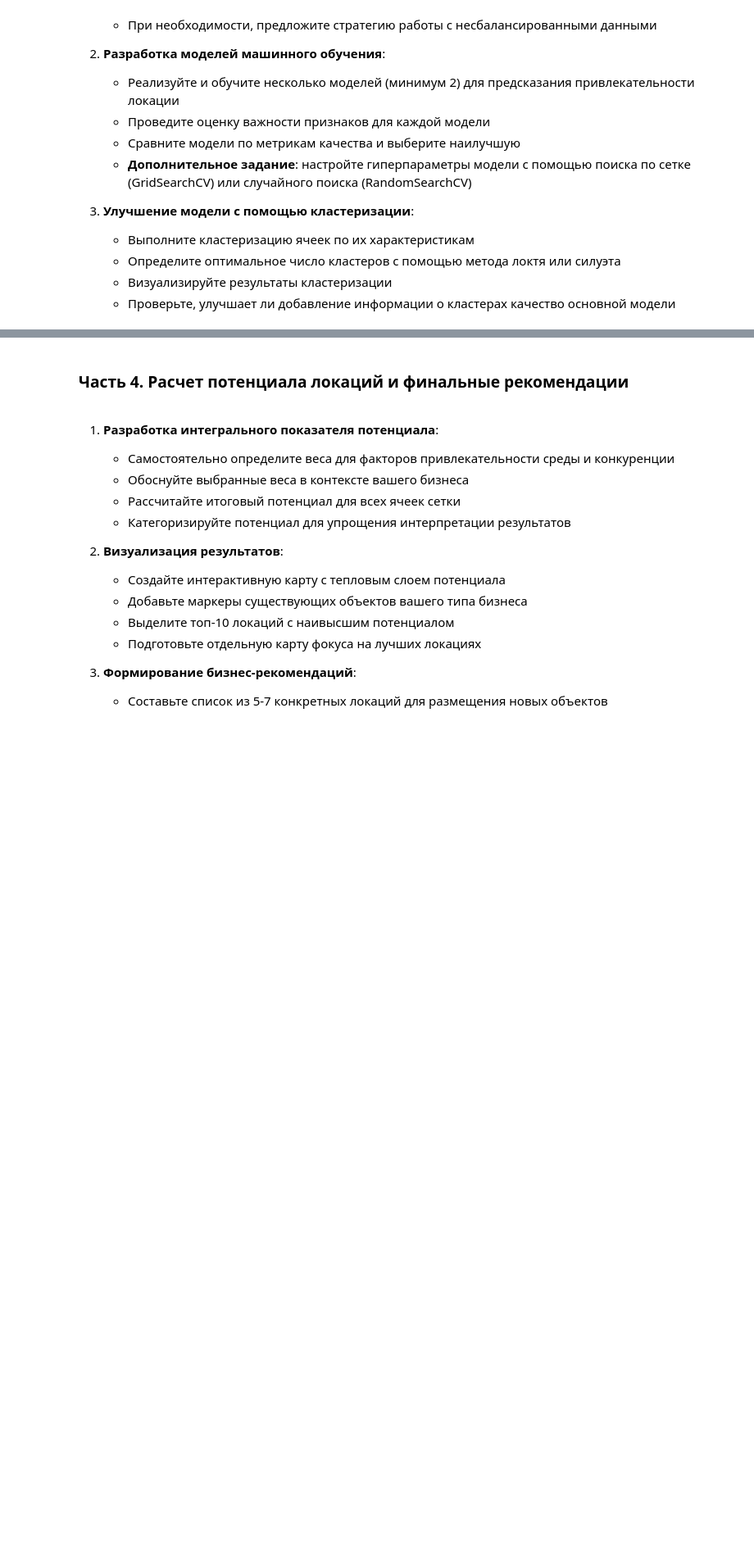
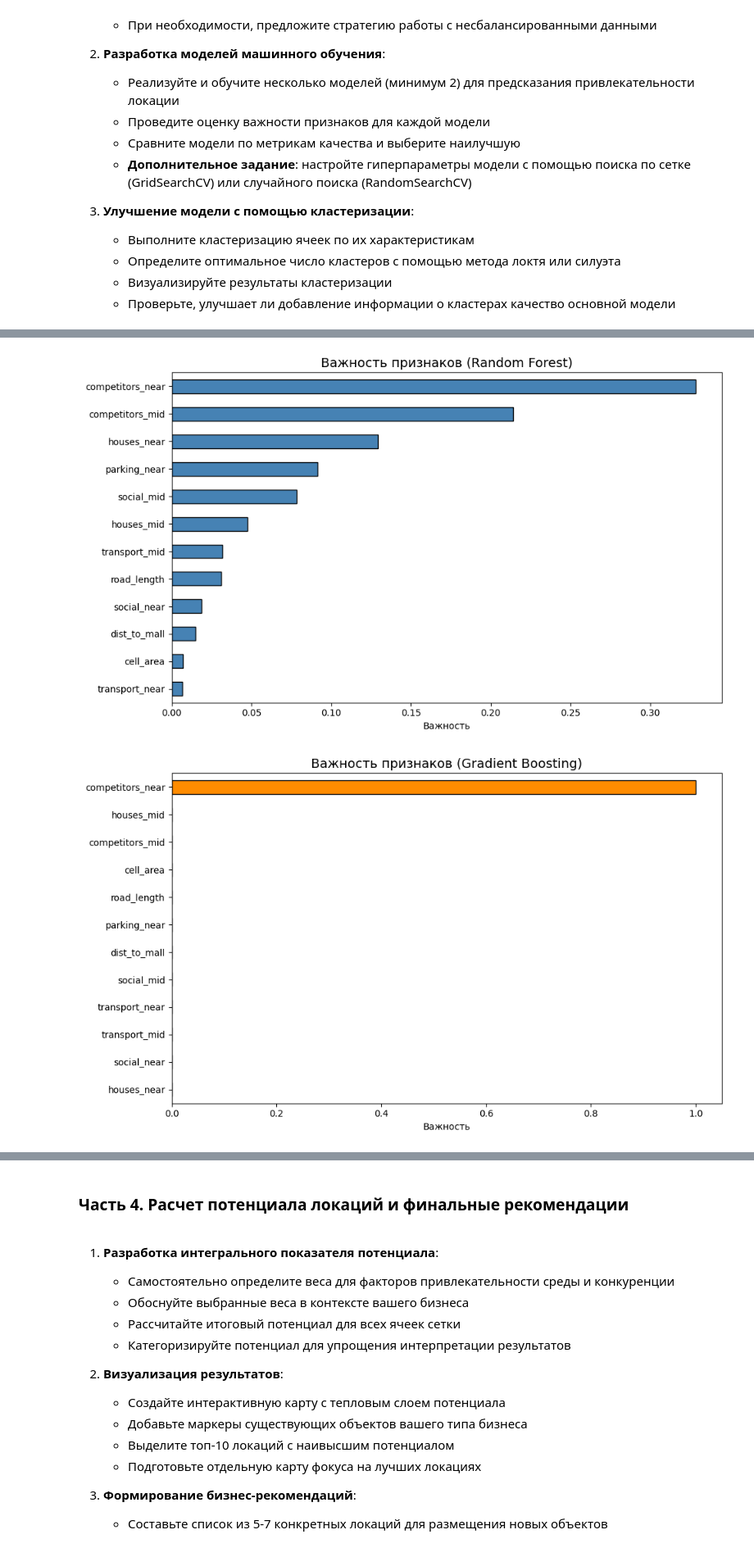
Before and after one commit to yulia3006/ml-basics, a Jupyter notebook: Практическая_работа_№ 12.2_Геомаркетинговое_исследование_территорий_ipynb".ipynb, the cells around one changed output, grey strips where cells are left out. Shown at 82% size. Drawn from its saved outputs; the diff is of its cells as text; code cells hidden in the pictures; blank space fills up the shorter version.

```diff
--- a/Практическая_работа_№ 12.2_Геомаркетинговое_исследование_территорий_ipynb".ipynb
+++ b/Практическая_работа_№ 12.2_Геомаркетинговое_исследование_территорий_ipynb".ipynb
@@ -492,0 +669,19 @@ print(f"   RF + Кластеры         -> F1: {f1_score(y_test, cl_preds):.3f}
+# %%
+# Признаки для моделей (все, кроме таргета и геометрии)
+features_for_model = [
+    'competitors_near', 'competitors_mid',
+    'houses_near', 'houses_mid',
+    'transport_near', 'transport_mid',
+    'social_near', 'social_mid',
+    'road_length', 'parking_near',
+    'dist_to_mall', 'cell_area'
+]
+
+X = main_gdf[features_for_model].copy()
+y_cls = main_gdf['has_pvz'].copy()        # для классификации
+y_reg = main_gdf['pvz_score'].copy()      # для регрессии (index score)
+
+print(f"Размерность X: {X.shape}")
+print(f"Классы в y: {dict(y_cls.value_counts())}")
+print(f"\nПервые 5 строк X:")
+display(X.head())
@@ -492,0 +786,41 @@ print(f"   RF + Кластеры         -> F1: {f1_score(y_test, cl_preds):.3f}
+# %%
+# Важность признаков для Random Forest
+rf_model = models['Random Forest']
+feat_imp = pd.Series(rf_model.feature_importances_, index=features_for_model)
+feat_imp_sorted = feat_imp.sort_values(ascending=True)
+
+plt.figure(figsize=(10, 6))
+feat_imp_sorted.plot(kind='barh', color='steelblue', edgecolor='black')
+plt.title('Важность признаков (Random Forest)', fontsize=14)
+plt.xlabel('Важность')
+plt.tight_layout()
+plt.show()
+
+# Важность для Gradient Boosting
+gb_model = models['Gradient Boosting']
+feat_imp_gb = pd.Series(gb_model.feature_importances_, index=features_for_model)
+feat_imp_gb_sorted = feat_imp_gb.sort_values(ascending=True)
+
+plt.figure(figsize=(10, 6))
+feat_imp_gb_sorted.plot(kind='barh', color='darkorange', edgecolor='black')
+plt.title('Важность признаков (Gradient Boosting)', fontsize=14)
+plt.xlabel('Важность')
+plt.tight_layout()
+plt.show()
+
+# Сравнение важностей
+fig, ax = plt.subplots(figsize=(12, 7))
+x = np.arange(len(features_for_model))
+width = 0.35
+ax.barh(x - width/2, feat_imp_sorted.values, width, label='Random Forest', color='steelblue')
+ax.barh(x + width/2, feat_imp_gb_sorted.values, width, label='Gradient Boosting', color='darkorange')
+ax.set_yticks(x)
+ax.set_yticklabels(feat_imp_sorted.index)
+ax.set_xlabel('Важность признака')
+ax.set_title('Сравнение важности признаков между моделями')
+ax.legend()
+plt.tight_layout()
+plt.show()
+# %% [output]
+[figure, added]
+[figure, added]
```
Also changed, not shown: parts of 34 cells of this notebook.
